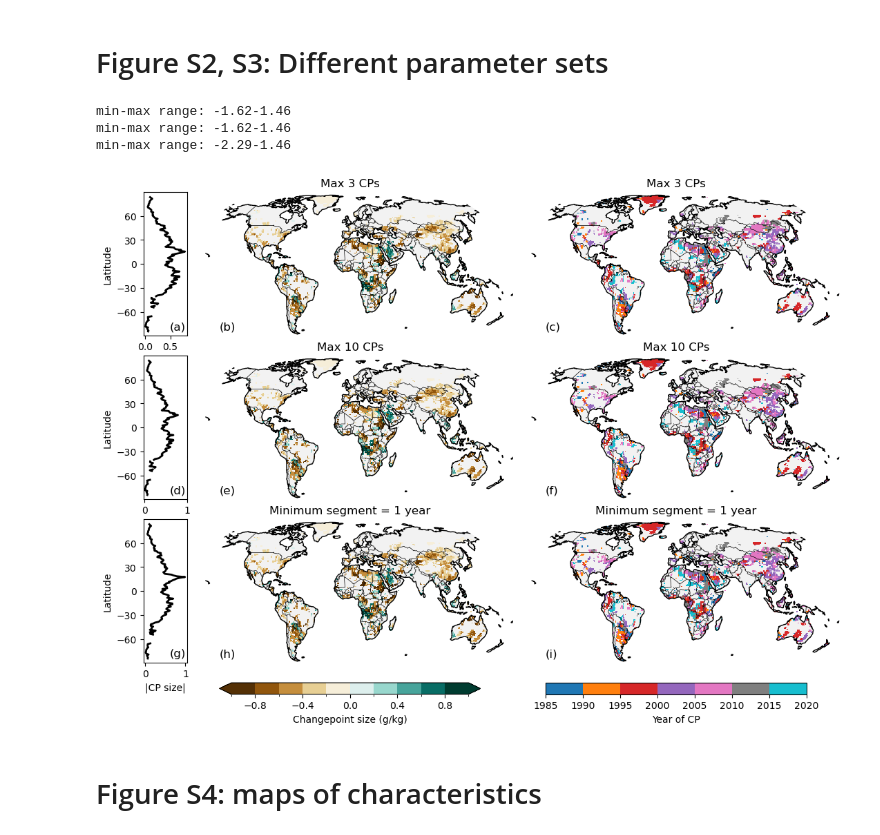
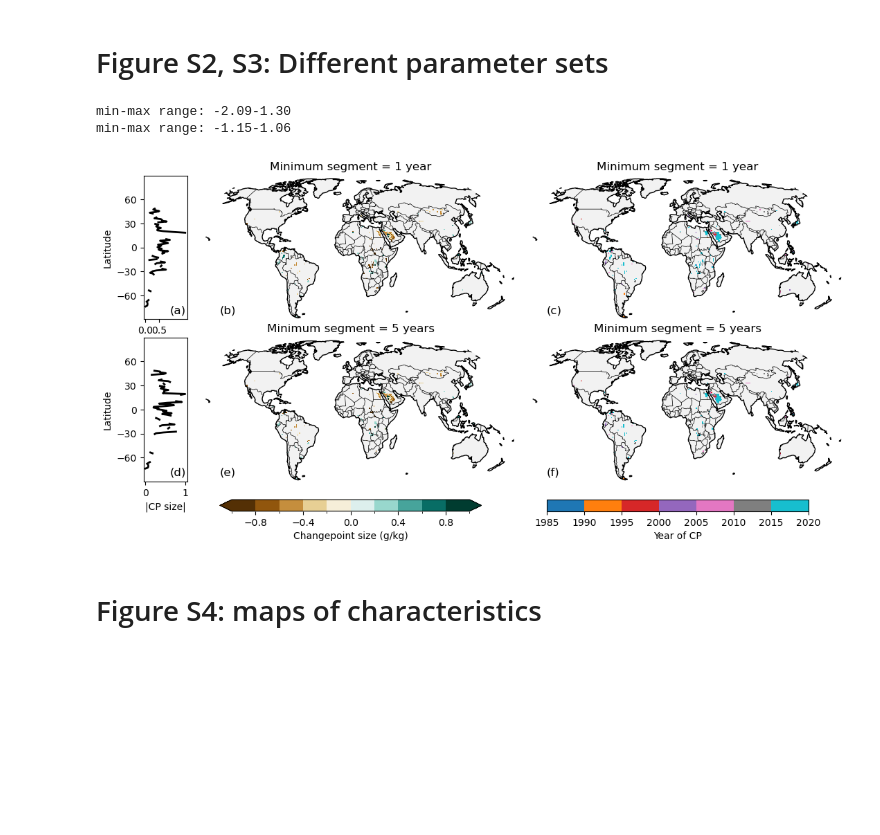
Before and after one commit to karenamckinnon/homogenization, a Jupyter notebook: src/homogenization/notebooks/make_figures_R1.ipynb, the cells around one changed output. Saved outputs shown, nothing was run; the diff lists cells and outputs as text; code cells hidden in the pictures; blank space fills up the shorter version.

```diff
--- a/src/homogenization/notebooks/make_figures_R1.ipynb
+++ b/src/homogenization/notebooks/make_figures_R1.ipynb
@@ -597,14 +597,14 @@ plt.show()
 # %%
 base_str_mag = 'da_delta_at_cp_ERA5_Q2m_1x1_1980-2024_minus_CESM2_QREFHT_1x1_1980-2024_modelmeanar1-trendar1'
 base_str_info = 'ds_cp_info_ERA5_Q2m_1x1_1980-2024_minus_CESM2_QREFHT_1x1_1980-2024_modelmeanar1-trendar1'
-data_names = ['_max3_minseg60_std', '_max10_minseg60_std', '_max5_minseg12_std']
-titles = ['Max 3 CPs', 'Max 10 CPs', 'Minimum segment = 1 year']
+data_names = ['_max5_minseg12_std', '_max5_minseg60_std']
+titles = ['Minimum segment = 1 year', 'Minimum segment = 5 years']
 n_data = len(data_names)
 nrows = n_data + 1
 ncols = 3
 
 proj = ccrs.Robinson(central_longitude=0)
-cp_to_plot = 0  # plot first changepoint (0) or second (1)
+cp_to_plot = 1  # plot first changepoint (0) or second (1)
 
 if cp_to_plot == 0:
     figname = 'figS02'
@@ -785,37 +785,36 @@ for map_ct in range(2):
 
     cax = fig.add_subplot(gs[-1, 1 + map_ct])
 
     # shrink colorbar axis to 80% width, centered in its GridSpec cell
     fig.canvas.draw()
     pos = cax.get_position()
 
     frac = 0.8
     new_width = frac * pos.width
     new_x0 = pos.x0 + 0.5 * (pos.width - new_width)
 
     cax.set_position([
         new_x0,
         pos.y0,
         new_width,
         pos.height
     ])
 
     cbar = fig.colorbar(
         cbar_info[map_ct]['im'],
         cax=cax,
         orientation='horizontal',
         extend=cbar_info[map_ct]['extend']
     )
 
     cbar.set_label(cbar_info[map_ct]['label'])
 
 
 plt.savefig('%s/%s.png' % (figdir, figname), dpi=200, bbox_inches='tight')
 # %% [output]
-min-max range: -1.62-1.46
-min-max range: -1.62-1.46
-min-max range: -2.29-1.46
+min-max range: -2.09-1.30
+min-max range: -1.15-1.06
-[figure, old version]
+[figure, new version]
 # %% [markdown]
 # Figure S4: maps of characteristics
 # %%
```
Also changed, not shown: 1 other file.
